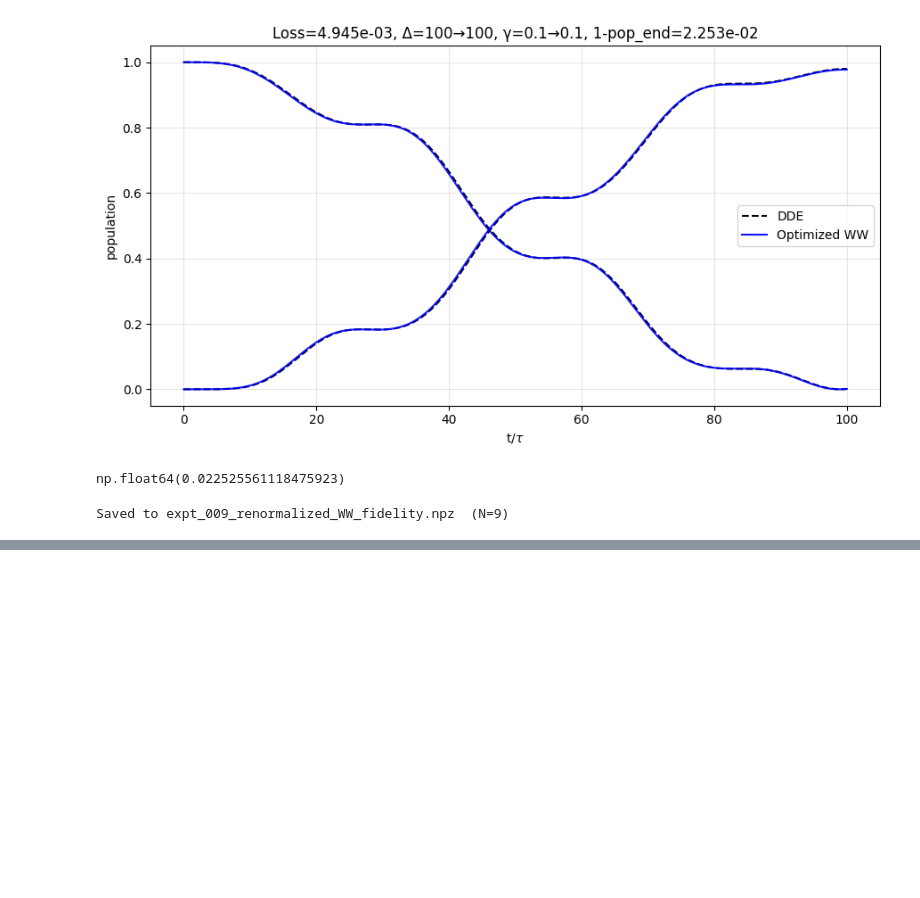
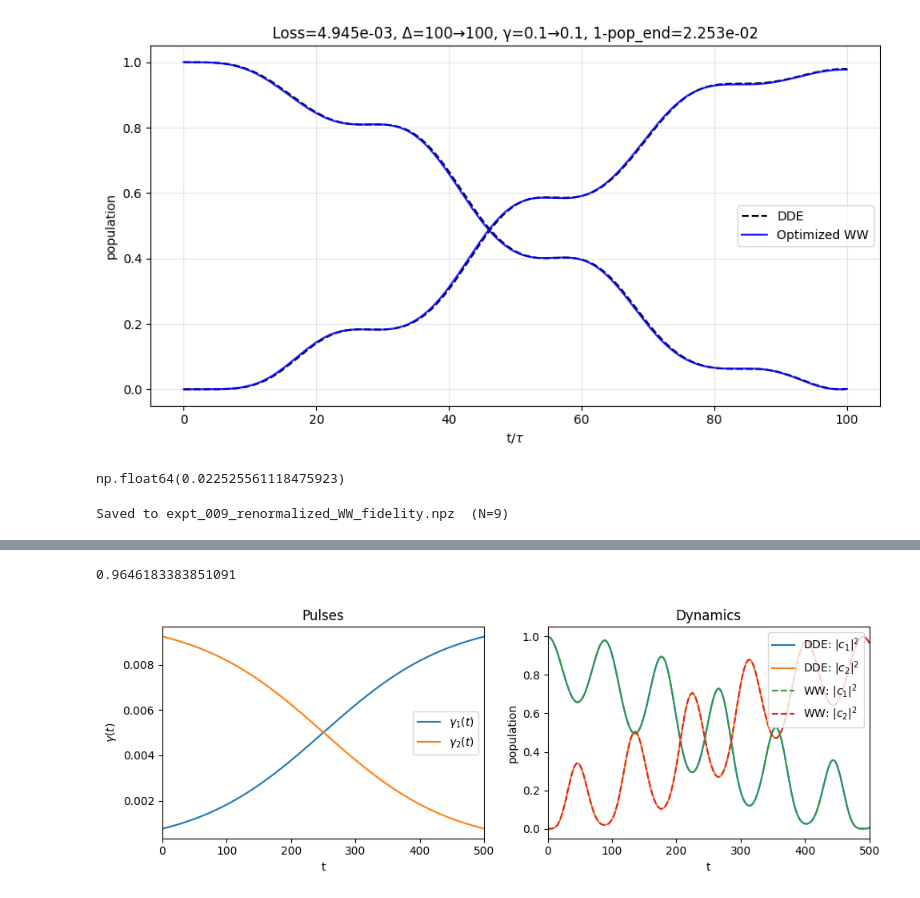
Before and after one commit to Taitoos2/non_markovian_qubit_swap, a Jupyter notebook: Idea_3.ipynb, the cells around one changed output, grey strips where cells are left out. Saved outputs shown, nothing was run; the diff lists cells and outputs as text; code cells hidden in the pictures; blank space fills up the shorter version.

```diff
--- a/Idea_3.ipynb
+++ b/Idea_3.ipynb
@@ -147,0 +148,7 @@ plot_IF_vs_T(
+# %%
+from expt_sets import QST_CZMK
+
+QST_CZMK(gamma=0.01, T=500, tau=1, dt_max=0.01, phi=0.0)
+# %% [output]
+0.9646183383851091
+[figure, added]
```
Also changed, not shown: parts of 6 cells of this notebook, 2 other files.
